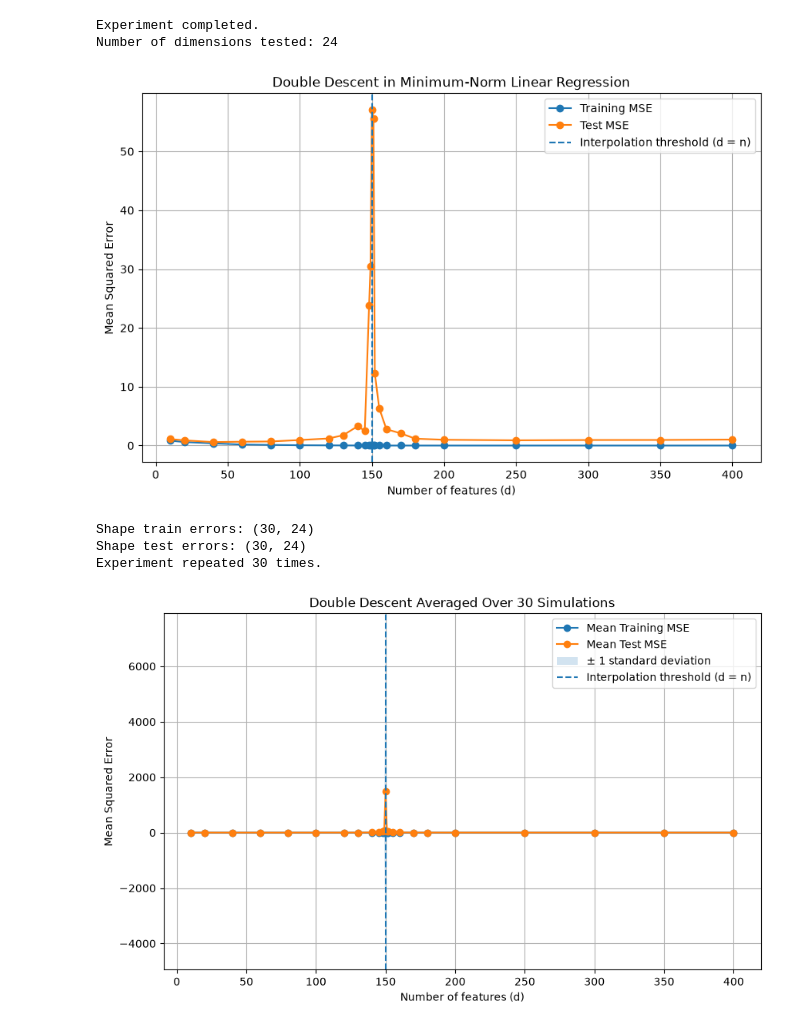
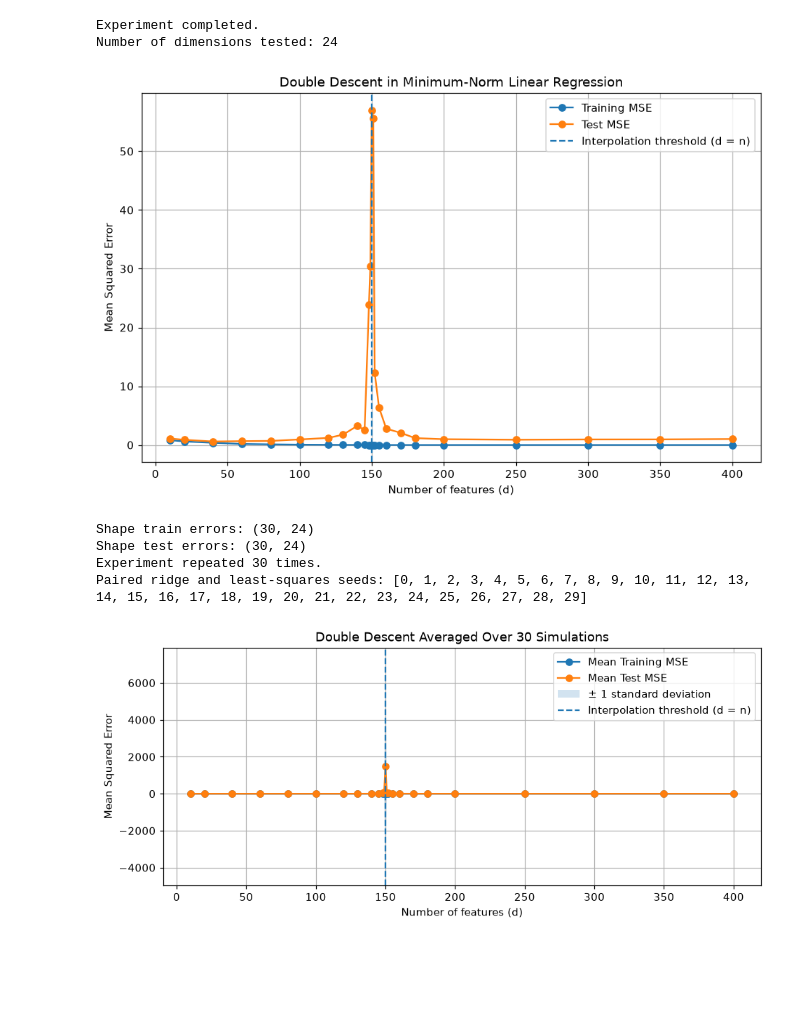
Before and after one commit to stelaamile/Machine-learning-project, a Jupyter notebook: notebooks/01_synthetic_double_descent.ipynb, the cells around one changed output. Saved outputs shown, nothing was run; the diff lists cells and outputs as text; code cells hidden in the pictures; blank space fills up the shorter version.

Commit message:
Complete double descent experiments and report

```diff
--- a/notebooks/01_synthetic_double_descent.ipynb
+++ b/notebooks/01_synthetic_double_descent.ipynb
@@ -1,3 +1,18 @@
+# %%
+from pathlib import Path
+
+FIGURES_DIR = Path("../figures")
+FIGURES_DIR.mkdir(parents=True, exist_ok=True)
+
+def save_and_show(stem):
+    """Save each open figure as PNG and vector PDF, then display it."""
+    for index, number in enumerate(plt.get_fignums(), start=1):
+        fig = plt.figure(number)
+        suffix = f"_{index}" if len(plt.get_fignums()) > 1 else ""
+        fig.savefig(FIGURES_DIR / f"{stem}{suffix}.png", dpi=180, bbox_inches="tight")
+        fig.savefig(FIGURES_DIR / f"{stem}{suffix}.pdf", bbox_inches="tight")
+    plt.show()
+    plt.close("all")
 # %%
 import numpy as np
 import matplotlib.pyplot as plt
@@ -272,7 +247,7 @@ plt.title("Double Descent in Minimum-Norm Linear Regression")
 plt.legend()
 plt.grid(True)
 
-plt.show()
+save_and_show("synthetic_01")
 # %% [output]
-[figure, old version]
+[figure, new version]
 # %%
@@ -363,13 +382,19 @@ N_REPETITIONS = 30
 
 all_train_errors = []
 all_test_errors = []
+RIDGE_ALPHAS = [0.01, 0.1, 1.0, 10.0]
+all_ridge_train = {a: [] for a in RIDGE_ALPHAS}
+all_ridge_test = {a: [] for a in RIDGE_ALPHAS}
 
 for seed in range(N_REPETITIONS):
 
-    train_err, test_err = run_synthetic_experiment(seed)
+    train_err, test_err, ridge_train, ridge_test = run_synthetic_experiment(seed, RIDGE_ALPHAS)
 
     all_train_errors.append(train_err)
     all_test_errors.append(test_err)
+    for a in RIDGE_ALPHAS:
+        all_ridge_train[a].append(ridge_train[a])
+        all_ridge_test[a].append(ridge_test[a])
 
 all_train_errors = np.array(all_train_errors)
 all_test_errors = np.array(all_test_errors)
@@ -383,10 +408,17 @@ std_test_errors = all_test_errors.std(axis=0)
 print("Shape train errors:", all_train_errors.shape)
 print("Shape test errors:", all_test_errors.shape)
 print("Experiment repeated", N_REPETITIONS, "times.")
+all_ridge_train = {a: np.array(v) for a, v in all_ridge_train.items()}
+all_ridge_test = {a: np.array(v) for a, v in all_ridge_test.items()}
+mean_ridge_train = {a: v.mean(axis=0) for a, v in all_ridge_train.items()}
+mean_ridge_test = {a: v.mean(axis=0) for a, v in all_ridge_test.items()}
+assert all(v.shape == all_test_errors.shape for v in all_ridge_test.values())
+print("Paired ridge and least-squares seeds:", list(range(N_REPETITIONS)))
 # %% [output]
 Shape train errors: (30, 24)
 Shape test errors: (30, 24)
 Experiment repeated 30 times.
+Paired ridge and least-squares seeds: [0, 1, 2, 3, 4, 5, 6, 7, 8, 9, 10, 11, 12, 13, 14, 15, 16, 17, 18, 19, 20, 21, 22, 23, 24, 25, 26, 27, 28, 29]
 # %%
 plt.figure(figsize=(10, 4))
 
@@ -405,35 +437,35 @@ plt.plot(
     marker="o",
     label="Mean Test MSE"
 )
 
 # Variability across repetitions
 plt.fill_between(
     D_VALUES,
     mean_test_errors - std_test_errors,
     mean_test_errors + std_test_errors,
     alpha=0.2,
     label="± 1 standard deviation"
 )
 
 # Interpolation threshold
 plt.axvline(
     x=N_TRAIN,
     linestyle="--",
     label="Interpolation threshold (d = n)"
 )
 
 plt.xlabel("Number of features (d)")
 plt.ylabel("Mean Squared Error")
 plt.title(
     f"Double Descent Averaged Over {N_REPETITIONS} Simulations"
 )
 
 plt.legend()
 plt.grid(True)
 
-plt.show()
+save_and_show("synthetic_02")
 # %% [output]
-[figure, old version]
+[figure, new version]
 # %%
 plt.figure(figsize=(10, 6))
 
```
Also changed, not shown: parts of 16 cells of this notebook, 44 other files.
